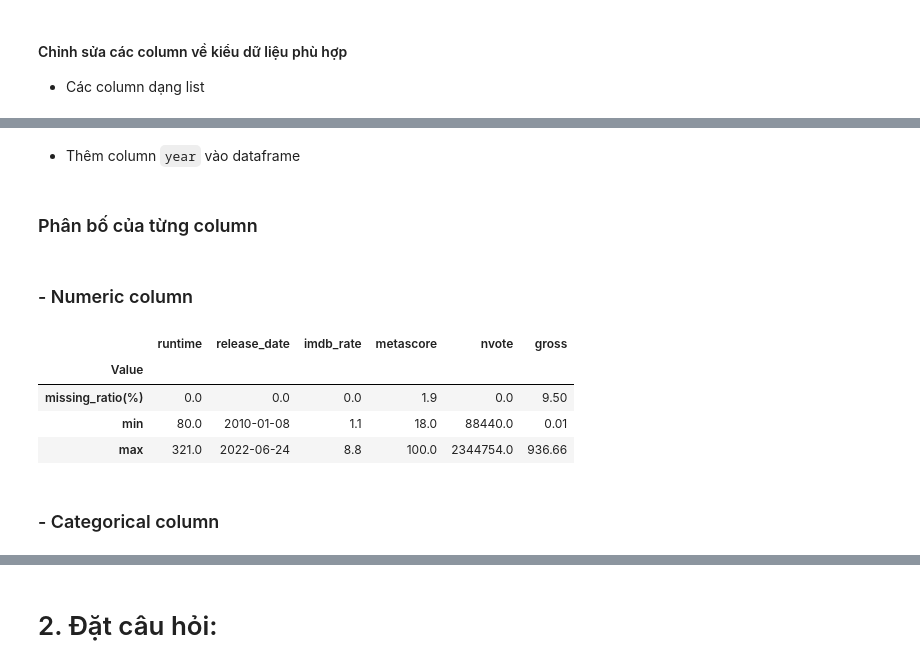
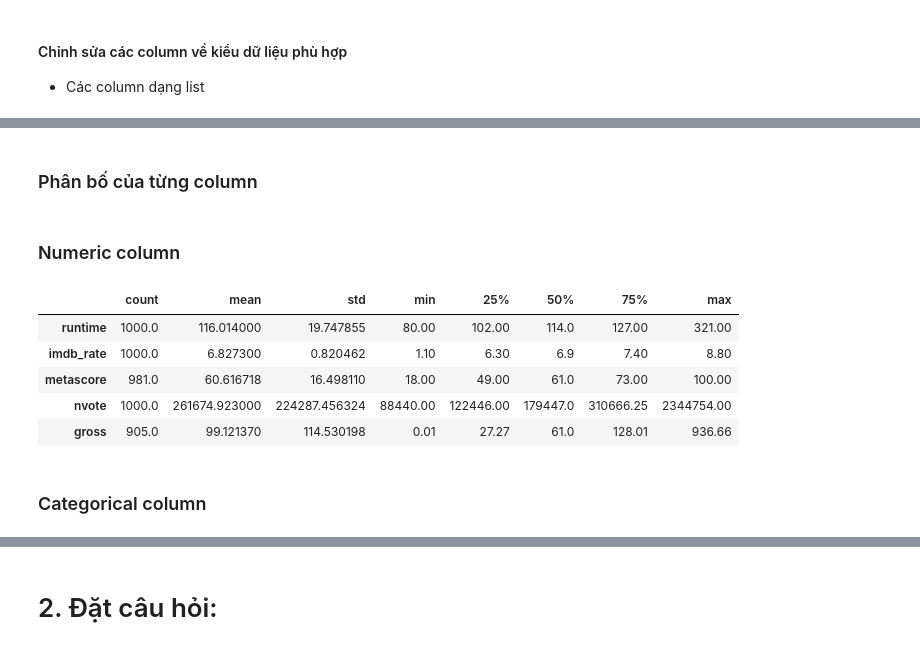
Before and after one commit to TrungTechh/Introduction-to-Data-Science, a Jupyter notebook: data_explorations.ipynb, the cells around one changed output, grey strips where cells are left out. Drawn from its saved outputs; the diff is of its cells as text; code cells hidden in the pictures.

```diff
--- a/data_explorations.ipynb
+++ b/data_explorations.ipynb
@@ -146,2 +170,0 @@ df['release_date'] = df['release_date'].apply(lambda x: to_datetime(x))
-# %% [markdown]
-* Thêm column `year` vào dataframe
@@ -150,35 +173,18 @@ df['year'] = df['release_date'].apply(lambda x: x.year)
 # %% [markdown]
 ### Phân bố của từng column
 # %% [markdown]
-### - Numeric column
+### Numeric column
 # %%
-def get_num_col_profle(df, numcol):
-    missing_ratio = []
-    min_ = []
-    max_ = []
-    for col in nume_col:
-        collumn = df[col]
-        missing_ratio.append(collumn.isnull().sum() / len(collumn) * 100)
-        min_.append(collumn.min())
-        max_.append(collumn.max())
-    profile = pd.DataFrame(([ missing_ratio, min_, max_]), columns = nume_col)
-
-    index = pd.Series(["missing_ratio(%)", "min", "max"])
-    profile['Value'] = index
-    profile = profile.set_index('Value')
-    return profile
-
-nume_col = ["runtime","release_date", "imdb_rate", "metascore", "nvote", "gross"]
-nume_col_profiles_df = get_num_col_profle(df, nume_col)
-nume_col_profiles_df
+df[["runtime","release_date", "imdb_rate", "metascore", "nvote", "gross"]].describe().T
 # %% [output]
-|  | runtime | release_date | imdb_rate | metascore | nvote | gross |
-| Value |  |  |  |  |  |  |
-| missing_ratio(%) | 0.0 | 0.0 | 0.0 | 1.9 | 0.0 | 9.50 |
-| min | 80.0 | 2010-01-08 | 1.1 | 18.0 | 88440.0 | 0.01 |
-| max | 321.0 | 2022-06-24 | 8.8 | 100.0 | 2344754.0 | 936.66 |
+|  | count | mean | std | min | 25% | 50% | 75% | max |
+| runtime | 1000.0 | 116.014000 | 19.747855 | 80.00 | 102.00 | 114.0 | 127.00 | 321.00 |
+| imdb_rate | 1000.0 | 6.827300 | 0.820462 | 1.10 | 6.30 | 6.9 | 7.40 | 8.80 |
+| metascore | 981.0 | 60.616718 | 16.498110 | 18.00 | 49.00 | 61.0 | 73.00 | 100.00 |
+| nvote | 1000.0 | 261674.923000 | 224287.456324 | 88440.00 | 122446.00 | 179447.0 | 310666.25 | 2344754.00 |
+| gross | 905.0 | 99.121370 | 114.530198 | 0.01 | 27.27 | 61.0 | 128.01 | 936.66 |
 # %% [markdown]
-### - Categorical column
+### Categorical column
 # %%
 def get_cate_col_profiles(df, cate_col):
     missing_ratio = []
```
Also changed, not shown: parts of 16 cells of this notebook, 1 other file.
